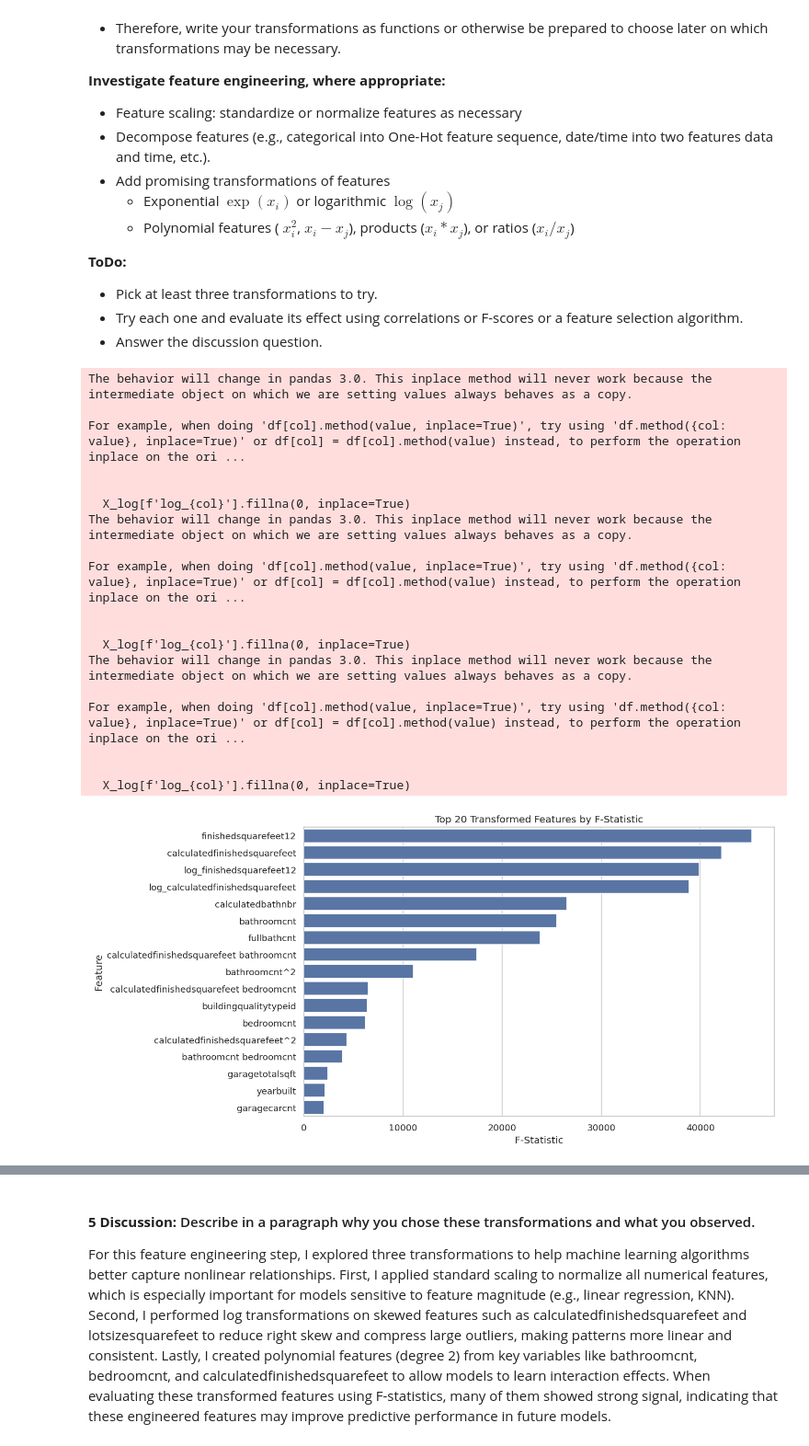
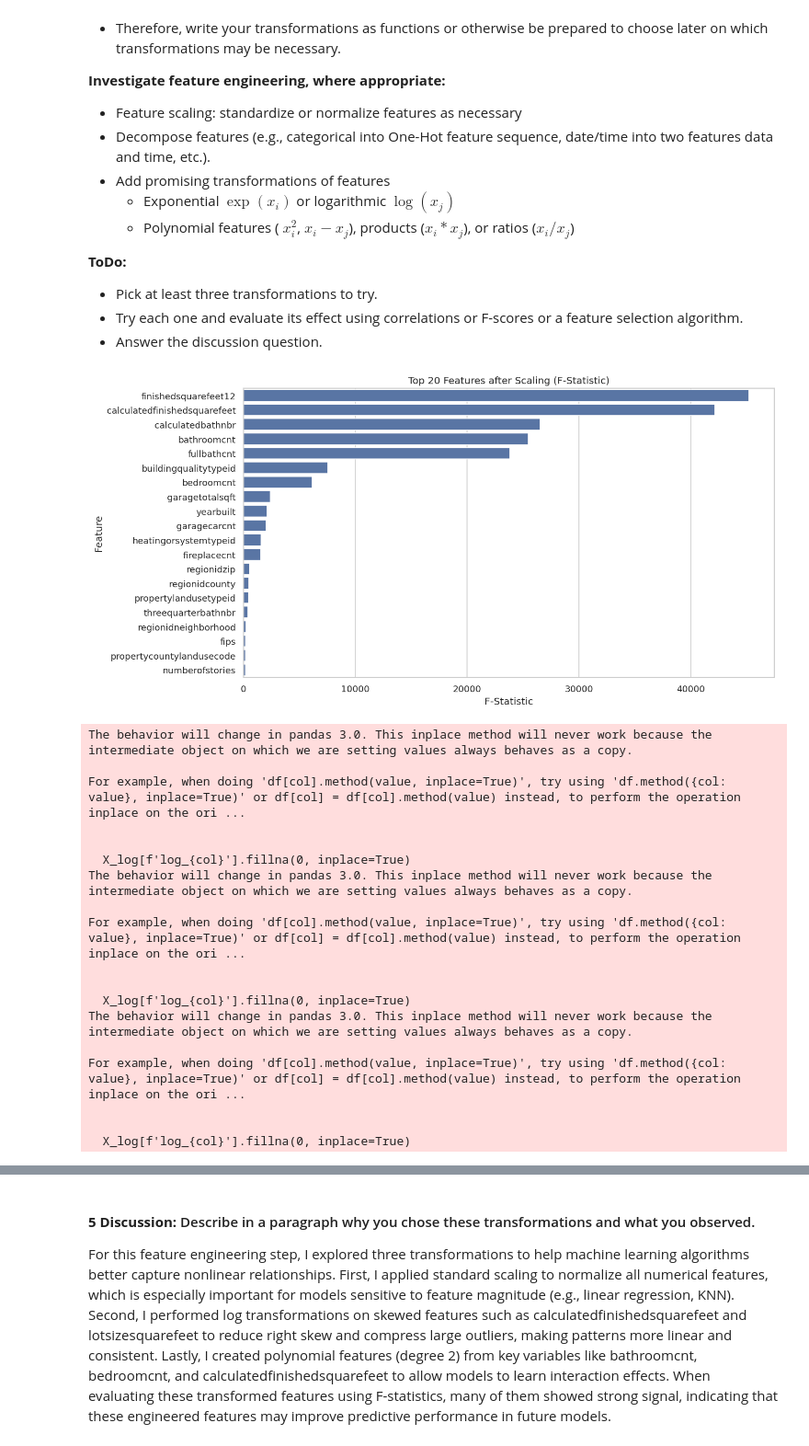
Before and after one commit to JasonZheng892/ML-Milestone, a Jupyter notebook: Milestone_01.ipynb, the cells around one changed output, grey strips where cells are left out. Shown at 92% size. Cells and saved outputs as stored; diff of their text form; code cells hidden in the pictures.

Commit message:
Added evaluation after each transformation in Part 5

```diff
--- a/Milestone_01.ipynb
+++ b/Milestone_01.ipynb
@@ -696,6 +696,18 @@ y = df_cleaned['taxvaluedollarcnt']
 scaler = StandardScaler()
 X_scaled = pd.DataFrame(scaler.fit_transform(X_base), columns=X_base.columns)
 
+# Evaluate features after scaling
+f_vals, p_vals = f_regression(X_scaled, y)
+f_scores_scaled = pd.DataFrame({"Feature": X_scaled.columns, "F-Statistic": f_vals}).sort_values(by="F-Statistic", ascending=False)
+
+plt.figure(figsize=(12, 6))
+sns.barplot(x='F-Statistic', y='Feature', data=f_scores_scaled.head(20))
+plt.title('Top 20 Features after Scaling (F-Statistic)')
+plt.xlabel('F-Statistic')
+plt.ylabel('Feature')
+plt.tight_layout()
+plt.show()
+
 # === 2. Log Transform selected skewed features safely ===
 log_features = ['calculatedfinishedsquarefeet', 'lotsizesquarefeet', 'finishedsquarefeet12']
 X_log = X_scaled.copy()
@@ -708,36 +720,61 @@ for col in log_features:
     # Fill any resulting NaNs with 0 (neutral placeholder)
     X_log[f'log_{col}'].fillna(0, inplace=True)
 
+# Evaluate features after log transformation
+f_vals, _ = f_regression(X_log, y)
+f_scores_log = pd.DataFrame({"Feature": X_log.columns, "F-Statistic": f_vals}).sort_values(by="F-Statistic", ascending=False)
+
+plt.figure(figsize=(12, 6))
+sns.barplot(x='F-Statistic', y='Feature', data=f_scores_log.head(20))
+plt.title('Top 20 Features after Log Transformation (F-Statistic)')
+plt.xlabel('F-Statistic')
+plt.ylabel('Feature')
+plt.tight_layout()
+plt.show()
+
 # === 3. Polynomial Features from top variables ===
 top_features = ['calculatedfinishedsquarefeet', 'bathroomcnt', 'bedroomcnt']
 poly = PolynomialFeatures(degree=2, include_bias=False)
 X_poly_array = poly.fit_transform(X_scaled[top_features])
 X_poly = pd.DataFrame(X_poly_array, columns=poly.get_feature_names_out(top_features))
+
+# Evaluate features after polynomial transformation
+f_vals, _ = f_regression(X_poly, y)
+f_scores_poly = pd.DataFrame({"Feature": X_poly.columns, "F-Statistic": f_vals}).sort_values(by="F-Statistic", ascending=False)
+
+plt.figure(figsize=(12, 6))
+sns.barplot(x='F-Statistic', y='Feature', data=f_scores_poly.head(20))
+plt.title("F-statistic on Polynomial Features from Top Features")
+plt.xlabel('F-Statistic')
+plt.ylabel('Feature')
+plt.tight_layout()
+plt.show()
 
 # === 4. Combine all transformed features ===
 X_transformed = pd.concat([
     X_scaled,
     X_log[[col for col in X_log.columns if col.startswith('log_')]],
     X_poly
 ], axis=1)
 
 # === 5. Evaluate new features using F-Statistic ===
 f_vals, p_vals = f_regression(X_transformed, y)
 f_scores_df = pd.DataFrame({
     'Feature': X_transformed.columns,
     'F-Statistic': f_vals,
     'p-value': p_vals
 }).sort_values(by='F-Statistic', ascending=False)
 
 # === 6. Plot top 20 features by F-Statistic ===
 plt.figure(figsize=(12, 6))
 sns.barplot(x='F-Statistic', y='Feature', data=f_scores_df.head(20))
-plt.title('Top 20 Transformed Features by F-Statistic')
+plt.title('Top 20 Features after all Transformations by F-Statistic')
 plt.xlabel('F-Statistic')
 plt.ylabel('Feature')
 plt.tight_layout()
 plt.show()
 # %% [output]
+[figure, new version]
 The behavior will change in pandas 3.0. This inplace method will never work because the intermediate object on which we are setting values always behaves as a copy.
 
 For example, when doing 'df[col].method(value, inplace=True)', try using 'df.method({col: value}, inplace=True)' or df[col] = df[col].method(value) instead, to perform the operation inplace on the ori ...
@@ -756,4 +793,3 @@ For example, when doing 'df[col].method(value, inplace=True)', try using 'df.met
 
 
   X_log[f'log_{col}'].fillna(0, inplace=True)
-[figure, old version]
```
Also changed, not shown: parts of 1 cell of this notebook.
